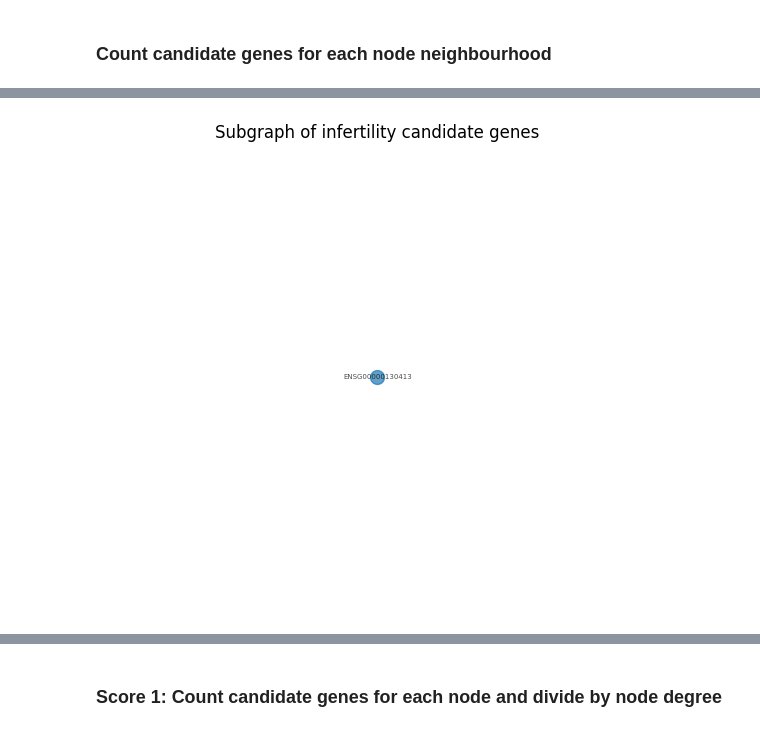
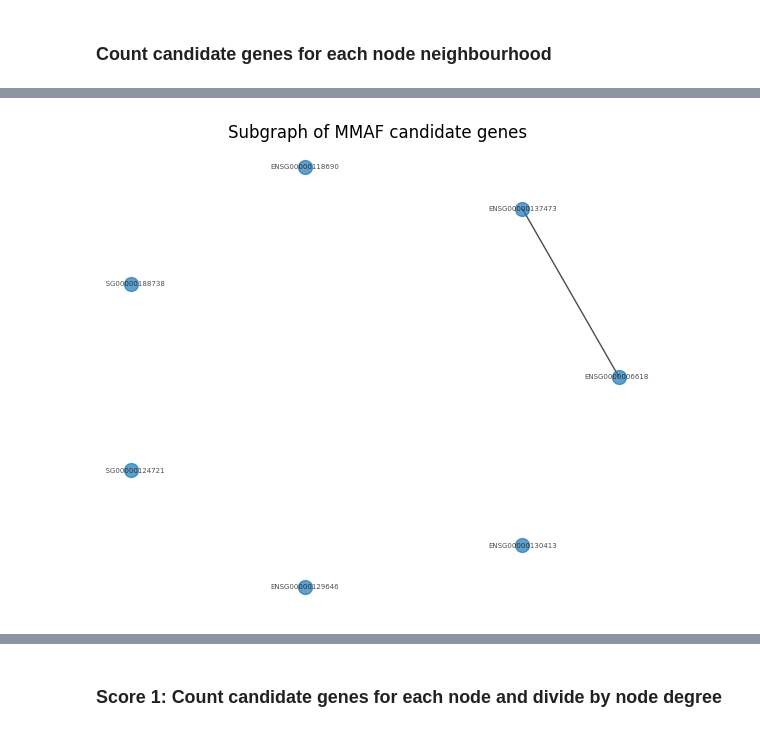
Before and after one commit to jjjk123/grexome-TIMC-Secondary-interactome, a Jupyter notebook: Interactome/humanInteractomeAnalysis_MMAF.ipynb, the cells around one changed output, grey strips where cells are left out. Saved outputs shown, nothing was run; the diff lists cells and outputs as text; code cells hidden in the pictures.

```diff
--- a/Interactome/humanInteractomeAnalysis_MMAF.ipynb
+++ b/Interactome/humanInteractomeAnalysis_MMAF.ipynb
@@ -154,18 +182,18 @@ sum([deg for n, deg in d.items()]) / len(d.keys())
 # %%
 # subgraph of candidate genes
 candidates_sub_G = G.subgraph([n for n in G.nodes() if n in candidates])
 
 candidates_sub_G = nx.Graph(candidates_sub_G) # unfreeze the graph
 candidates_sub_G.remove_edges_from(nx.selfloop_edges(candidates_sub_G)) # removing self-loops
 
 plt.figure(figsize=(7, 6))
 ax = plt.gca()
-ax.set_title(f"Subgraph of infertility candidate genes")
+ax.set_title(f"Subgraph of MMAF candidate genes")
 # nx.draw_networkx(candidates_sub_G, with_labels=False, node_size=100, alpha=0.9, ax=ax)
 nx.draw_circular(candidates_sub_G, with_labels=True, node_size=100, alpha=0.7, ax=ax, font_size=5)
 _ = ax.axis('off')
 # %% [output]
-[figure, old version]
+[figure, new version]
 # %%
 # number of nodes and edges in subgraph of candidate genes
 candidates_sub_G = G.subgraph([n for n in G.nodes() if n in candidates])
```
Also changed, not shown: parts of 28 cells of this notebook, 11 other files.
